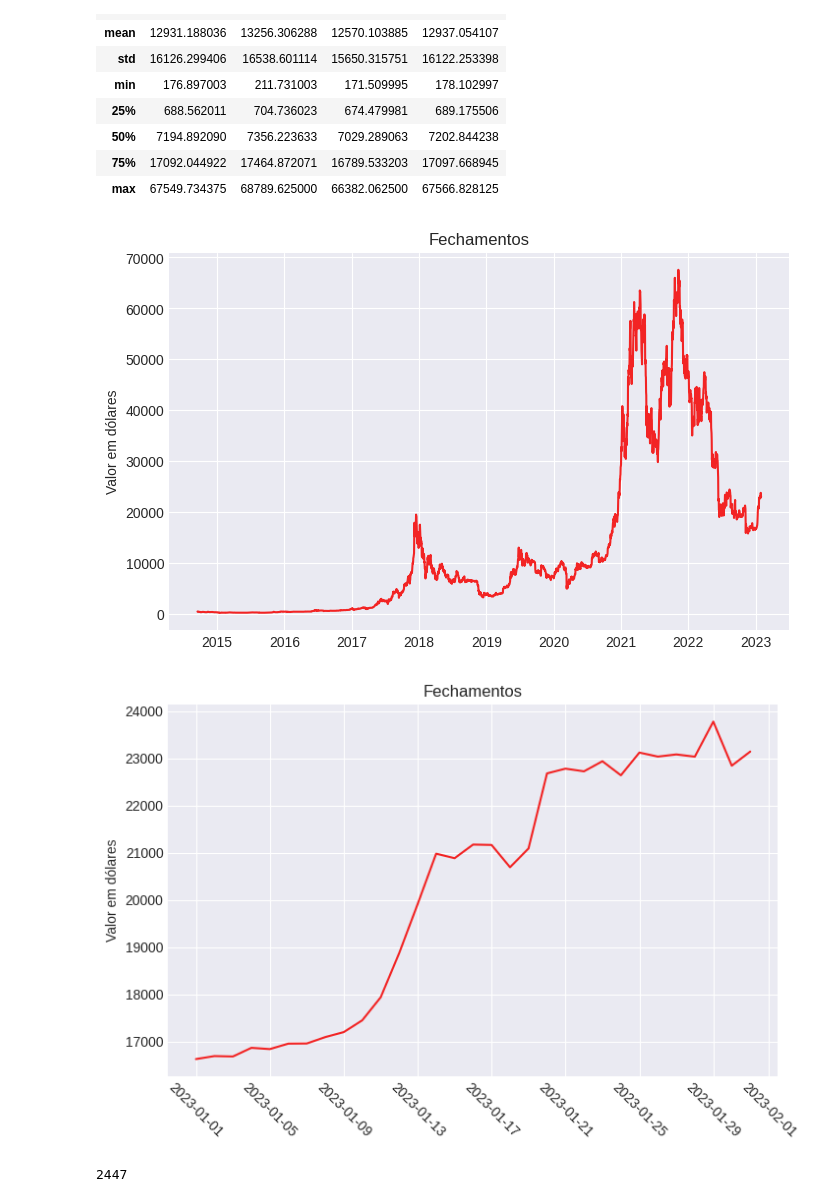
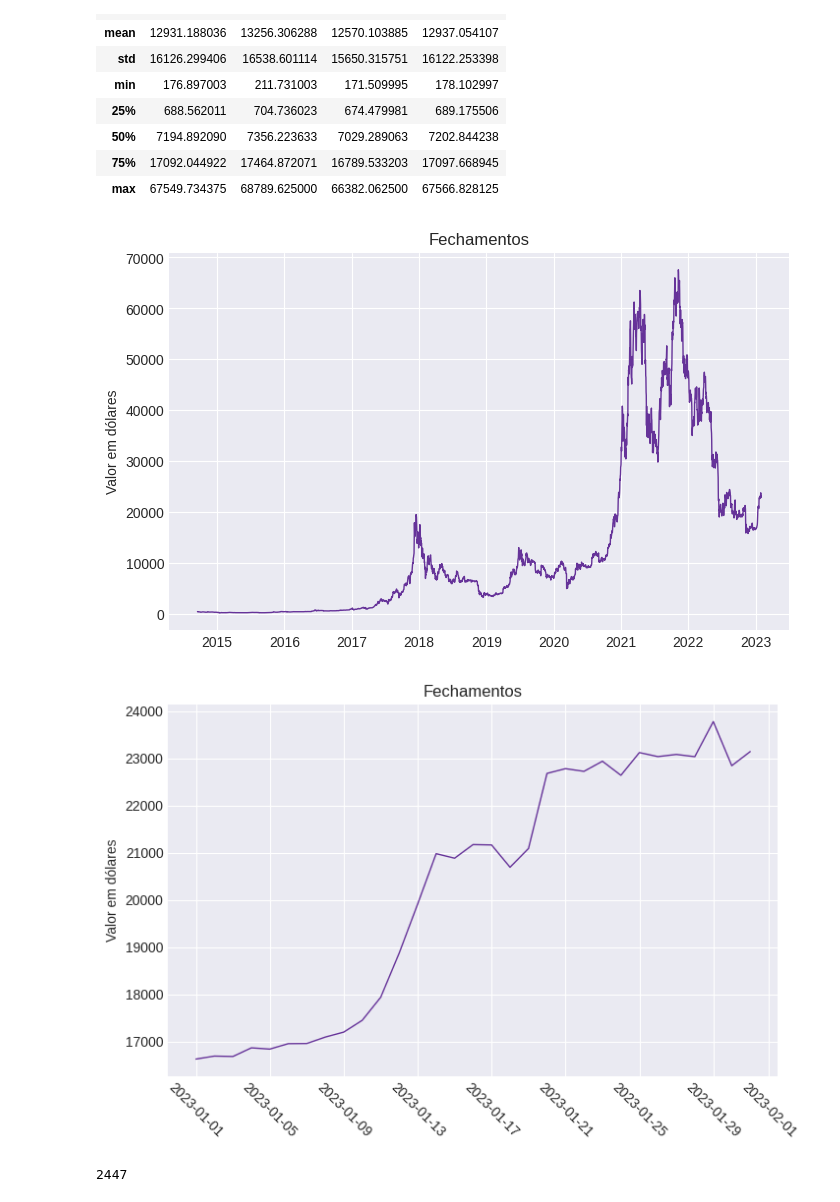
Before and after one commit to flohmannjr/tensorflow_curso, a Jupyter notebook: TensorFlow_MP3_BitPredict.ipynb, the cells around one changed output. Drawn from its saved outputs; the diff is of its cells as text; code cells hidden in the pictures.

```diff
--- a/TensorFlow_MP3_BitPredict.ipynb
+++ b/TensorFlow_MP3_BitPredict.ipynb
@@ -20,6 +28,11 @@ plt.rcParams['figure.dpi'] = 100
 
 plt.style.use('seaborn-darkgrid')
 
-COR_TREINO   = '#345cd3'
-COR_PREVISAO = '#2dbc2d'
-COR_TESTE    = '#f22424'
+# COR_TREINO   = '#345cd3'
+# COR_PREVISAO = '#2dbc2d'
+# COR_TESTE    = '#f22424'
+COR_TREINO   = '#663399'
+COR_PREVISAO = '#f22424'
+COR_TESTE    = '#345cd3'
+
+LINHA_ESPESSURA = 1
@@ -78,10 +117,10 @@ df.describe()
 | 75% | 17092.044922 | 17464.872071 | 16789.533203 | 17097.668945 |
 | max | 67549.734375 | 68789.625000 | 66382.062500 | 67566.828125 |
 # %%
-sns.lineplot(data=df, x='Data', y='Fechamento', color=COR_TESTE)
+sns.lineplot(data=df, x='Data', y='Fechamento', color=COR_TREINO, linewidth=LINHA_ESPESSURA)
 
 plt.title('Fechamentos')
 plt.xlabel('')
 plt.ylabel('Valor em dólares');
 # %% [output]
-[figure, old version]
+[figure, new version]
@@ -90,5 +127,7 @@ df_recente = df[df.index >= '2023-01-01']
 # %%
-sns.lineplot(data=df_recente, x='Data', y='Fechamento', color=COR_TESTE)
+df_recente = df[df.index >= '2023-01-01']
+
+sns.lineplot(data=df_recente, x='Data', y='Fechamento', color=COR_TREINO, linewidth=LINHA_ESPESSURA)
 
 plt.title('Fechamentos')
 plt.xlabel('')
@@ -96,7 +135,7 @@ plt.ylabel('Valor em dólares')
 
 plt.xticks(rotation=-45);
 # %% [output]
-[figure, old version]
+[figure, new version]
 # %%
 treino_tamanho = int(len(df) * 0.8)  # 80% da base
 treino_tamanho
```
Also changed, not shown: parts of 13 cells of this notebook.
